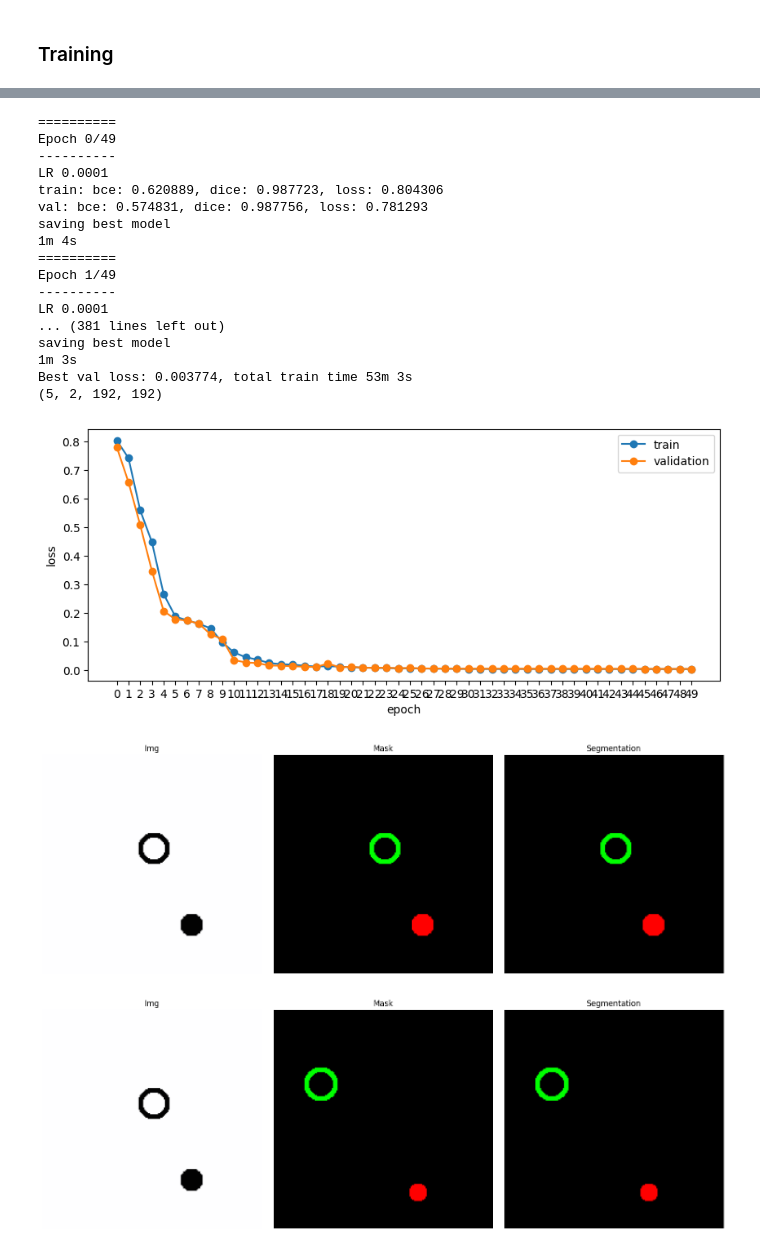
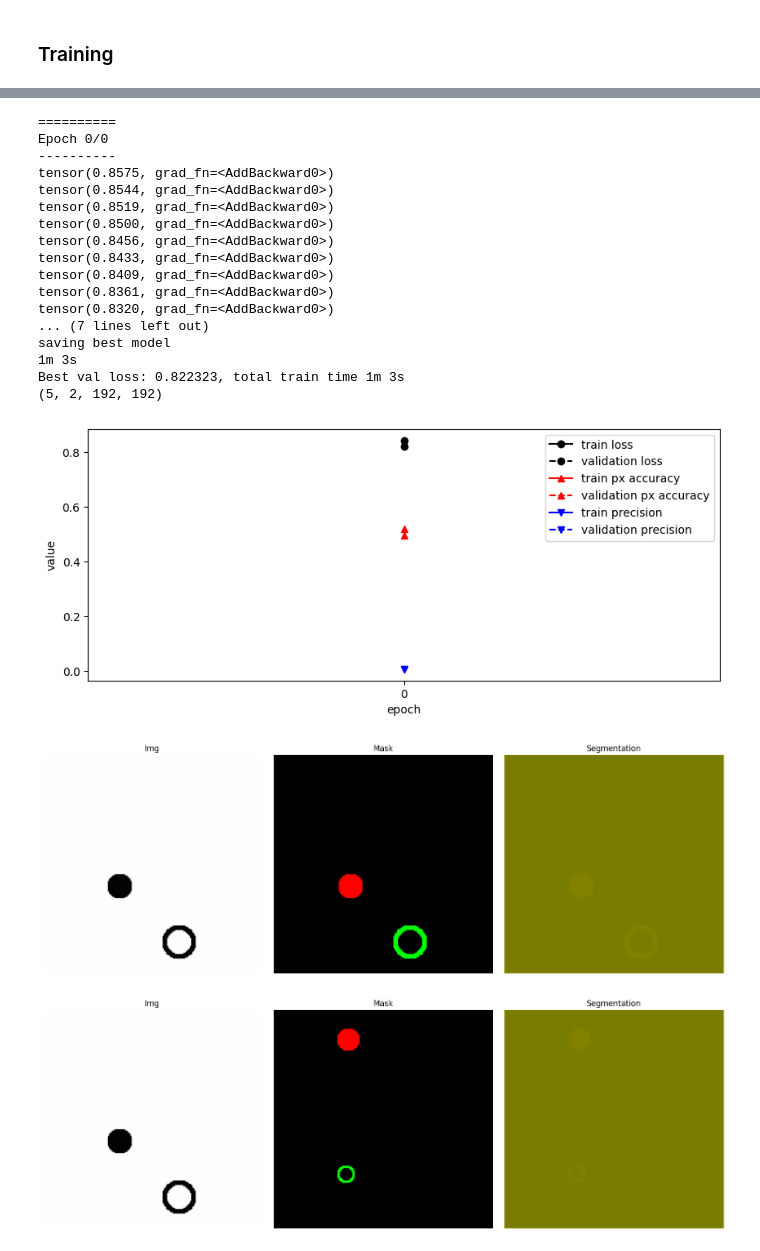
Before and after one commit to wisstock/DEMO, a Jupyter notebook: unet_demo.ipynb, the cells around one changed output, grey strips where cells are left out. Drawn from its saved outputs; the diff is of its cells as text; code cells hidden in the pictures.

```diff
--- a/unet_demo.ipynb
+++ b/unet_demo.ipynb
@@ -541,7 +696,7 @@ class TrainRun():
         self.exp_lr_scheduler = lr_scheduler.StepLR(self.optimizer_ft, step_size=30, gamma=0.1)
 
     @staticmethod
-    def __get_data_loaders__(train_set_size=100, val_set_size=20):
+    def __get_data_loaders__(train_set_size=500, val_set_size=100):
         # use the same transformations for train/val in this example
         trans = transforms.Compose([transforms.ToTensor(),
                                     transforms.Normalize([0.485, 0.456, 0.406], [0.229, 0.224, 0.225])])
@@ -553,24 +708,44 @@ class TrainRun():
                           'val': val_set}
 
         batch_size = 10
-        dataloaders = {'train': DataLoader(train_set, batch_size=batch_size, shuffle=True, num_workers=0),
-                       'val': DataLoader(val_set, batch_size=batch_size, shuffle=True, num_workers=0)}
+        dataloaders = {'train': DataLoader(train_set, batch_size=batch_size, shuffle=True, num_workers=1),
+                       'val': DataLoader(val_set, batch_size=batch_size, shuffle=True, num_workers=1)}
 
         return image_datasets, dataloaders
 
     def exexute_train(self):
         self.image_dataset, self.dataloader = self.__get_data_loaders__(self.train_set_size, self.val_set_size)
 
-        self.model, self.train_loss, self.val_loss = train_model(self.model, self.dataloader,
-                                                                 self.optimizer_ft, self.exp_lr_scheduler,
-                                                                 num_epochs=self.n_epoch)
+        self.model, self.metrics_list = train_model(self.model, self.dataloader,
+                                                    self.optimizer_ft, self.exp_lr_scheduler,
+                                                    num_epochs=self.n_epoch)
+
+        self.train_loss = self.metrics_list[0]
+        self.val_loss = self.metrics_list[1]
+        self.train_px_acc = self.metrics_list[2]
+        self.val_px_acc = self.metrics_list[3]
+        self.train_prec = self.metrics_list[4]
+        self.val_prec = self.metrics_list[5]
 
         plt.figure(figsize=(10,4))
-        plt.plot(self.train_loss, marker='o', label='train')
-        plt.plot(self.val_loss, marker='o', label='validation')
+        plt.plot(self.train_loss, label='train loss',
+                 marker='o', color='k')
+        plt.plot(self.val_loss, label='validation loss',
+                 marker='o', linestyle='--', color='k')
+
+        plt.plot(self.train_px_acc, label='train px accuracy',
+                 marker='^', color='r')
+        plt.plot(self.val_px_acc, label='validation px accuracy',
+                 marker='^', linestyle='--', color='r')
+
+        plt.plot(self.train_prec, label='train precision',
+                 marker='v', color='b')
+        plt.plot(self.val_prec, label='validation precision',
+                 marker='v', linestyle='--', color='b')
+
         plt.xticks(range(len(self.train_loss)))
         plt.xlabel('epoch')
-        plt.ylabel('loss')
+        plt.ylabel('value')
         plt.legend()
         plt.show
 
@@ -619,27 +794,27 @@ class TrainRun():
             plt.tight_layout()
             plt.show()
 # %%
-demo_train = TrainRun(UNet, n_epoch=50, n_class=2)
+demo_train = TrainRun(UNet, n_epoch=1, n_class=2)
 demo_train.exexute_train()
 demo_train.execute_test(test_set_size=5)
 # %% [output]
 ==========
-Epoch 0/49
+Epoch 0/0
 ----------
-LR 0.0001
-train: bce: 0.620889, dice: 0.987723, loss: 0.804306
-val: bce: 0.574831, dice: 0.987756, loss: 0.781293
-saving best model
-1m 4s
-==========
-Epoch 1/49
-----------
-LR 0.0001
-... (381 lines left out)
+tensor(0.8575, grad_fn=<AddBackward0>)
+tensor(0.8544, grad_fn=<AddBackward0>)
+tensor(0.8519, grad_fn=<AddBackward0>)
+tensor(0.8500, grad_fn=<AddBackward0>)
+tensor(0.8456, grad_fn=<AddBackward0>)
+tensor(0.8433, grad_fn=<AddBackward0>)
+tensor(0.8409, grad_fn=<AddBackward0>)
+tensor(0.8361, grad_fn=<AddBackward0>)
+tensor(0.8320, grad_fn=<AddBackward0>)
+... (7 lines left out)
 saving best model
 1m 3s
-Best val loss: 0.003774, total train time 53m 3s
+Best val loss: 0.822323, total train time 1m 3s
 (5, 2, 192, 192)
-[figure, old version]
+[figure, new version]
-[figure, old version]
+[figure, new version]
-[figure, old version]
+[figure, new version]
```
Also changed, not shown: parts of 8 cells of this notebook, 2 other files.
